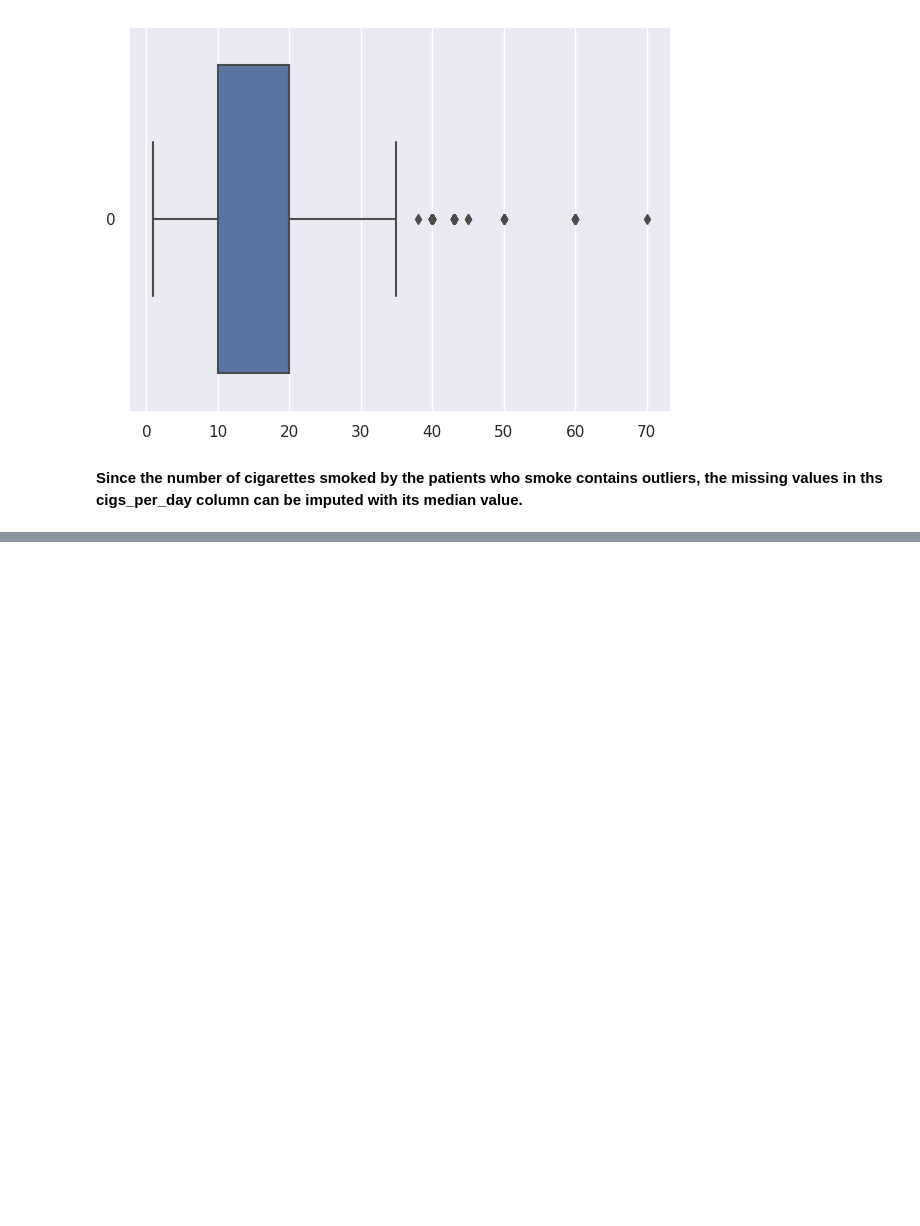
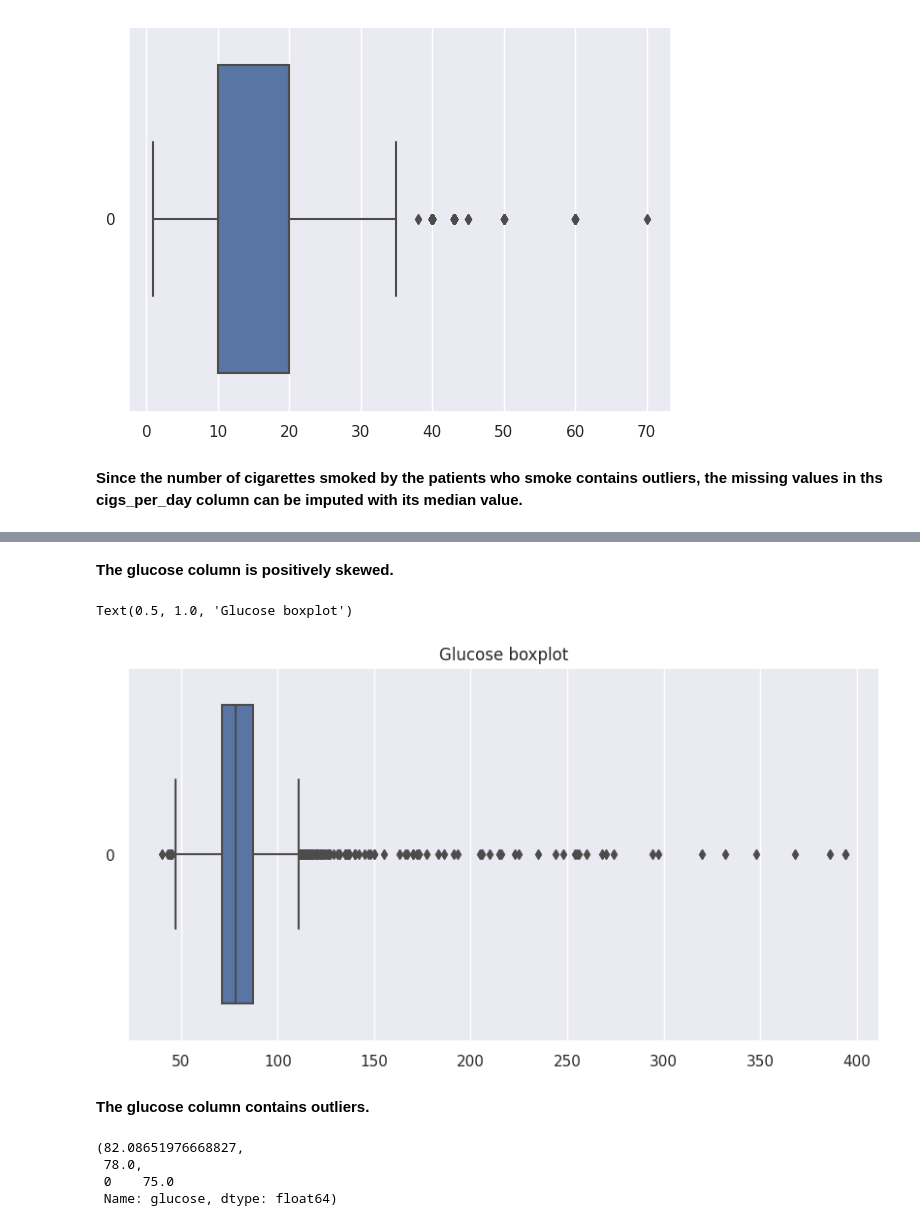
Before and after one commit to hamant-jagwan/Cardiovascular_Risk_Prediction--ML--Classification, a Jupyter notebook: Cardiovascular_Risk_Prediction.ipynb, the cells around one changed output, grey strips where cells are left out. Saved outputs shown, nothing was run; the diff lists cells and outputs as text; code cells hidden in the pictures; blank space fills up the shorter version.

```diff
--- a/Cardiovascular_Risk_Prediction.ipynb
+++ b/Cardiovascular_Risk_Prediction.ipynb
@@ -353,0 +428,20 @@ sns.boxplot(cardio_df[cardio_df['is_smoking']==1]['cigs_per_day'], orient =  "h"
+# %% [markdown]
+**The glucose column is positively skewed.**
+# %%
+# Outliers in glucose
+plt.figure(figsize=(10,5))
+sns.boxplot(cardio_df['glucose'], orient= 'h')
+plt.title('Glucose boxplot')
+# %% [output]
+Text(0.5, 1.0, 'Glucose boxplot')
+[figure, added]
+# %% [markdown]
+**The glucose column contains outliers.**
+# %%
+# Mean, median, and mode for glucose
+cardio_df.glucose.mean(), cardio_df.glucose.median(), cardio_df.glucose.mode()
+# %% [output]
+(82.08651976668827,
+ 78.0,
+ 0    75.0
+ Name: glucose, dtype: float64)
```
Also changed, not shown: parts of 22 cells of this notebook.
